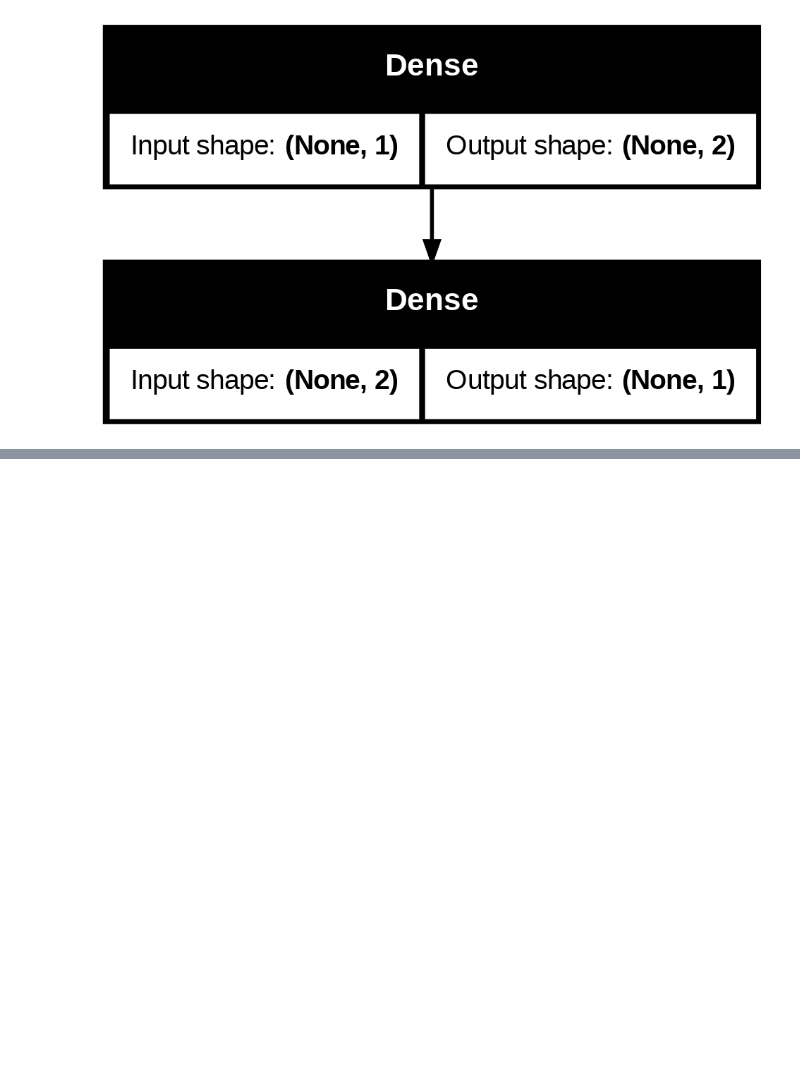
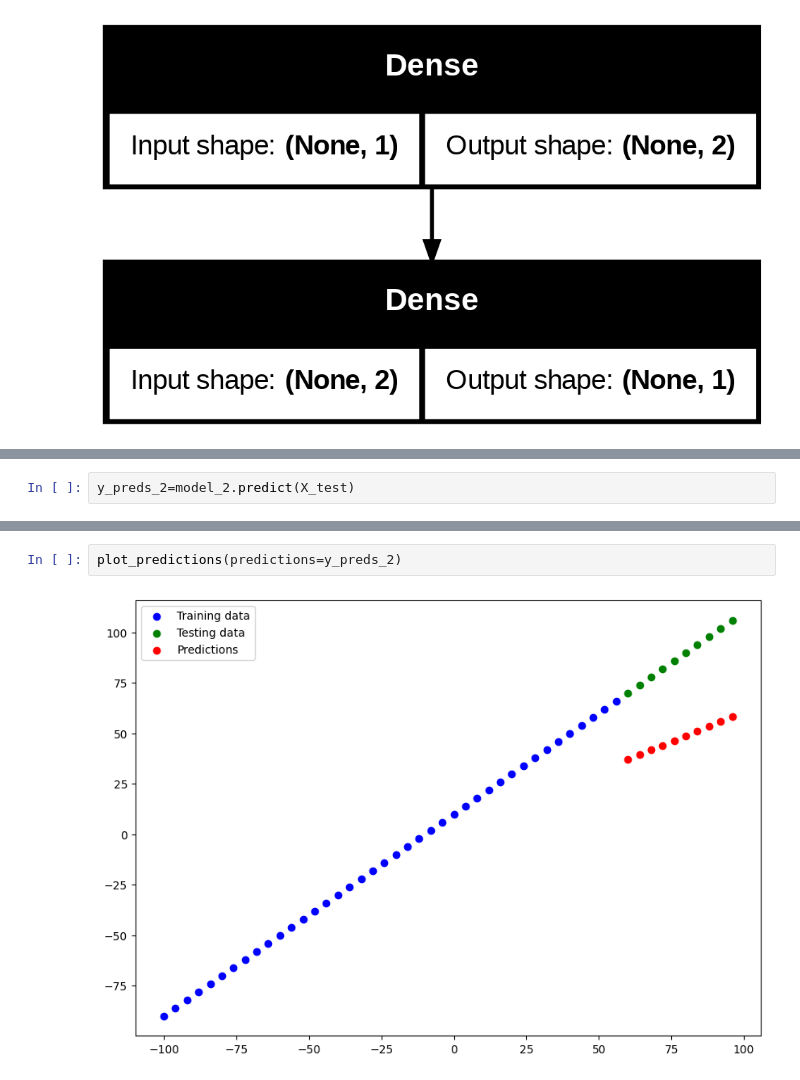
Before and after one commit to ADML003/Tensorflow, a Jupyter notebook: 01_NEURAL_NETWORK_REGRESSION_with_TF.ipynb, the cells around one changed output, grey strips where cells are left out. Cells and saved outputs as stored; diff of their text form; blank space fills up the shorter version.

```diff
--- a/01_NEURAL_NETWORK_REGRESSION_with_TF.ipynb
+++ b/01_NEURAL_NETWORK_REGRESSION_with_TF.ipynb
@@ -441,0 +627,2 @@ plot_model(model=model,show_shapes=True)
+# %%
+y_preds_2=model_2.predict(X_test)
@@ -441,0 +631,4 @@ plot_model(model=model,show_shapes=True)
+# %%
+plot_predictions(predictions=y_preds_2)
+# %% [output]
+[figure, added]
```
Also changed, not shown: parts of 55 cells of this notebook.
